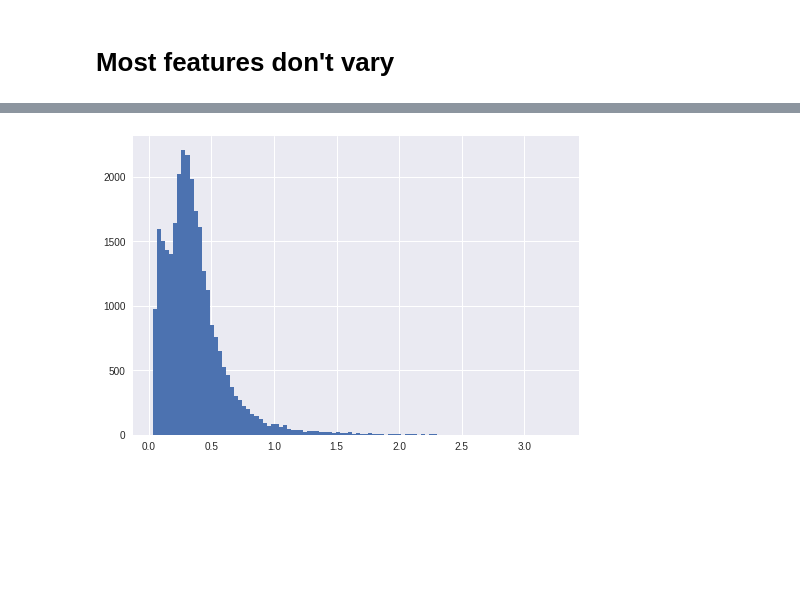
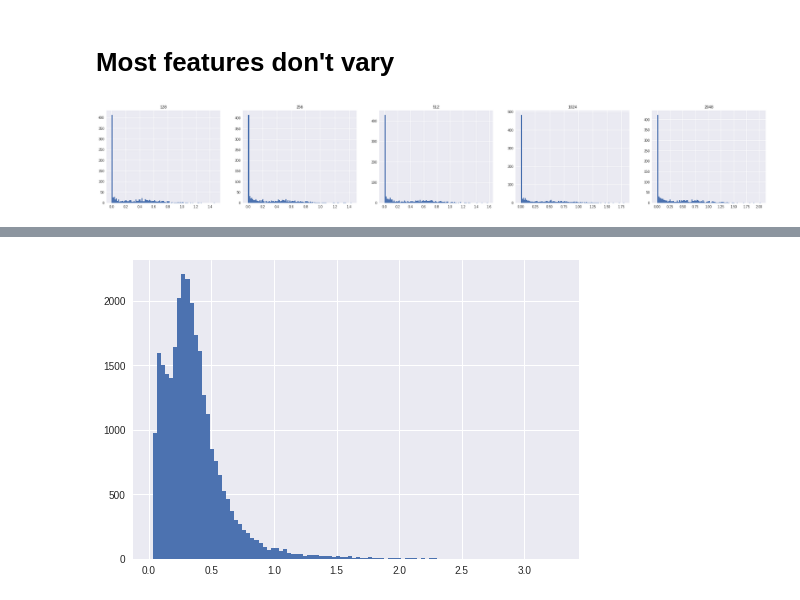
Before and after one commit to willgdjones/GTEx, a Jupyter notebook: notebooks/daily/17-05-11-number-of-signifiant-associations-across-different-patch-sizes.ipynb, the cells around one changed output, grey strips where cells are left out. Cells and saved outputs as stored; diff of their text form; code cells hidden in the pictures; blank space fills up the shorter version.

```diff
--- a/notebooks/daily/17-05-11-number-of-signifiant-associations-across-different-patch-sizes.ipynb
+++ b/notebooks/daily/17-05-11-number-of-signifiant-associations-across-different-patch-sizes.ipynb
@@ -20,3 +24,11 @@ with h5py.File(GTEx_directory + '/data/retrained_inceptionet_aggregations.hdf5',
     expression_IDs = f['lung']['256']['expression_IDs'].value
 # %% [markdown]
 # Most features don't vary
+# %%
+f, a = plt.subplots(1,5, figsize=(35,5))
+for (i,s) in enumerate(['128','256','512','1024','2048']):
+    a[i].hist(np.std(mean_features[s],axis=0),bins=100)
+    a[i].set_title(s)
+plt.show()
+# %% [output]
+[figure, added]
```
Also changed, not shown: parts of 21 cells of this notebook, 3 other files.
